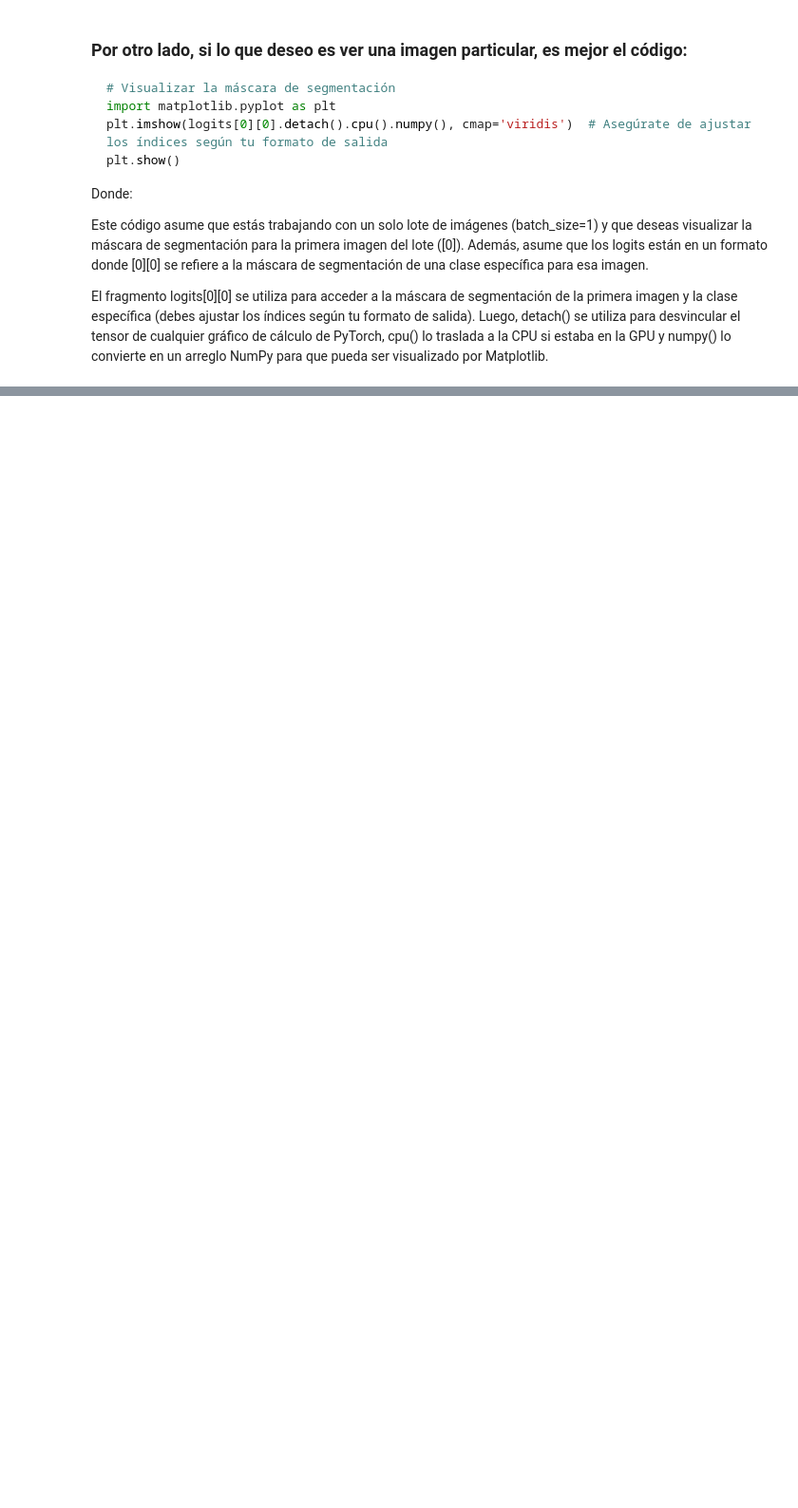
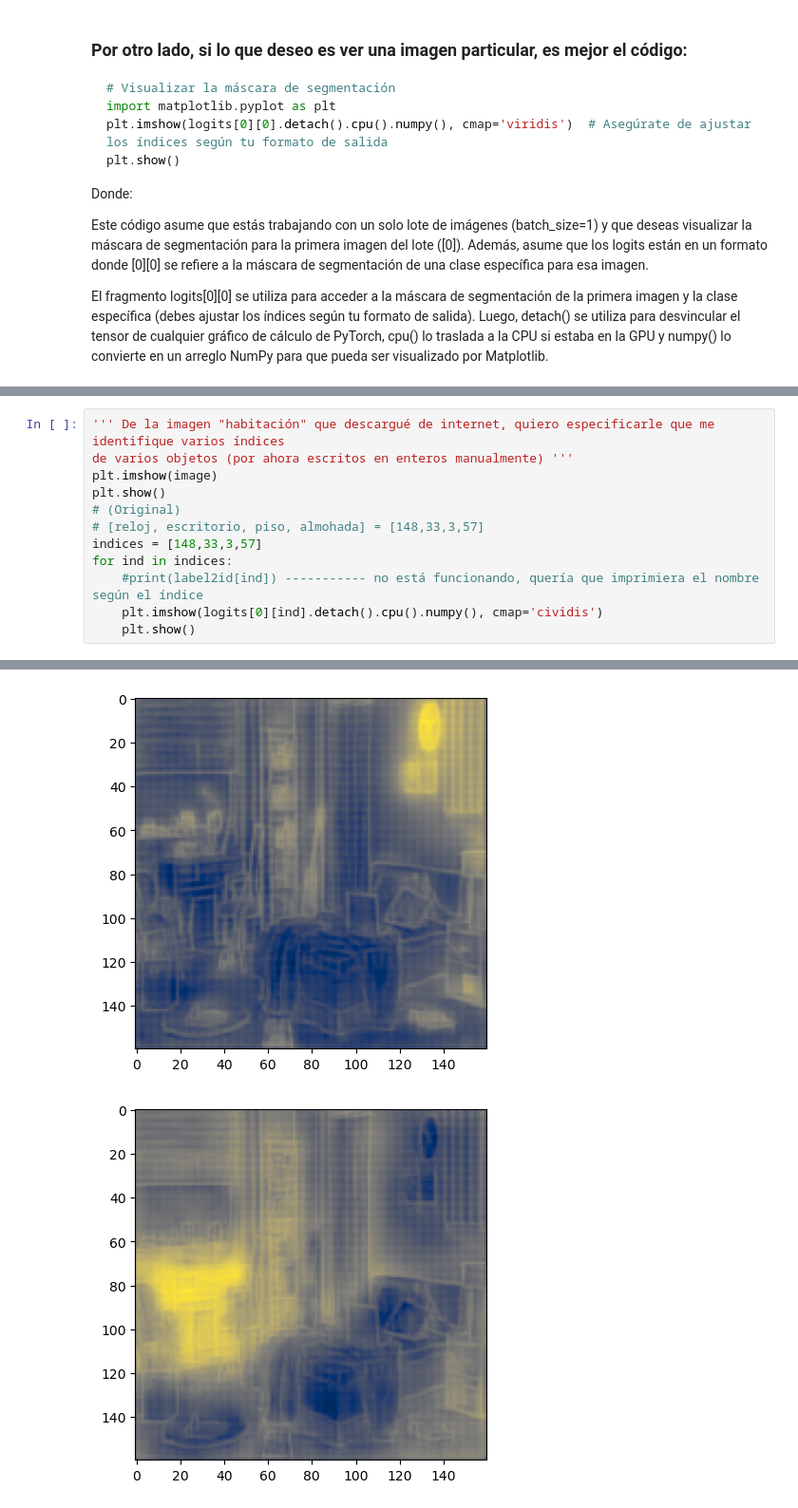
Before and after one commit to ValentyRT/Ingenier-a-de-Prompt-ECI, a Jupyter notebook: Prompt - Segmentador MS.ipynb, the cells around one changed output, grey strips where cells are left out. Shown at 95% size. Cells and saved outputs as stored; diff of their text form; blank space fills up the shorter version.

```diff
--- a/Prompt - Segmentador MS.ipynb
+++ b/Prompt - Segmentador MS.ipynb
@@ -106,0 +115,13 @@ plt.show()
+# %%
+''' De la imagen "habitación" que descargué de internet, quiero especificarle que me identifique varios índices
+de varios objetos (por ahora escritos en enteros manualmente) '''
+plt.imshow(image)
+plt.show()
+# (Original)
+# [reloj, escritorio, piso, almohada] = [148,33,3,57]
+indices = [148,33,3,57]
+for ind in indices:
+    #print(label2id[ind]) ----------- no está funcionando, quería que imprimiera el nombre según el índice
+    plt.imshow(logits[0][ind].detach().cpu().numpy(), cmap='cividis')
+    plt.show()
+# %% [output]
@@ -106,0 +129,2 @@ plt.show()
+[figure, added]
+[figure, added]
```
Also changed, not shown: parts of 19 cells of this notebook, 2 other files.
